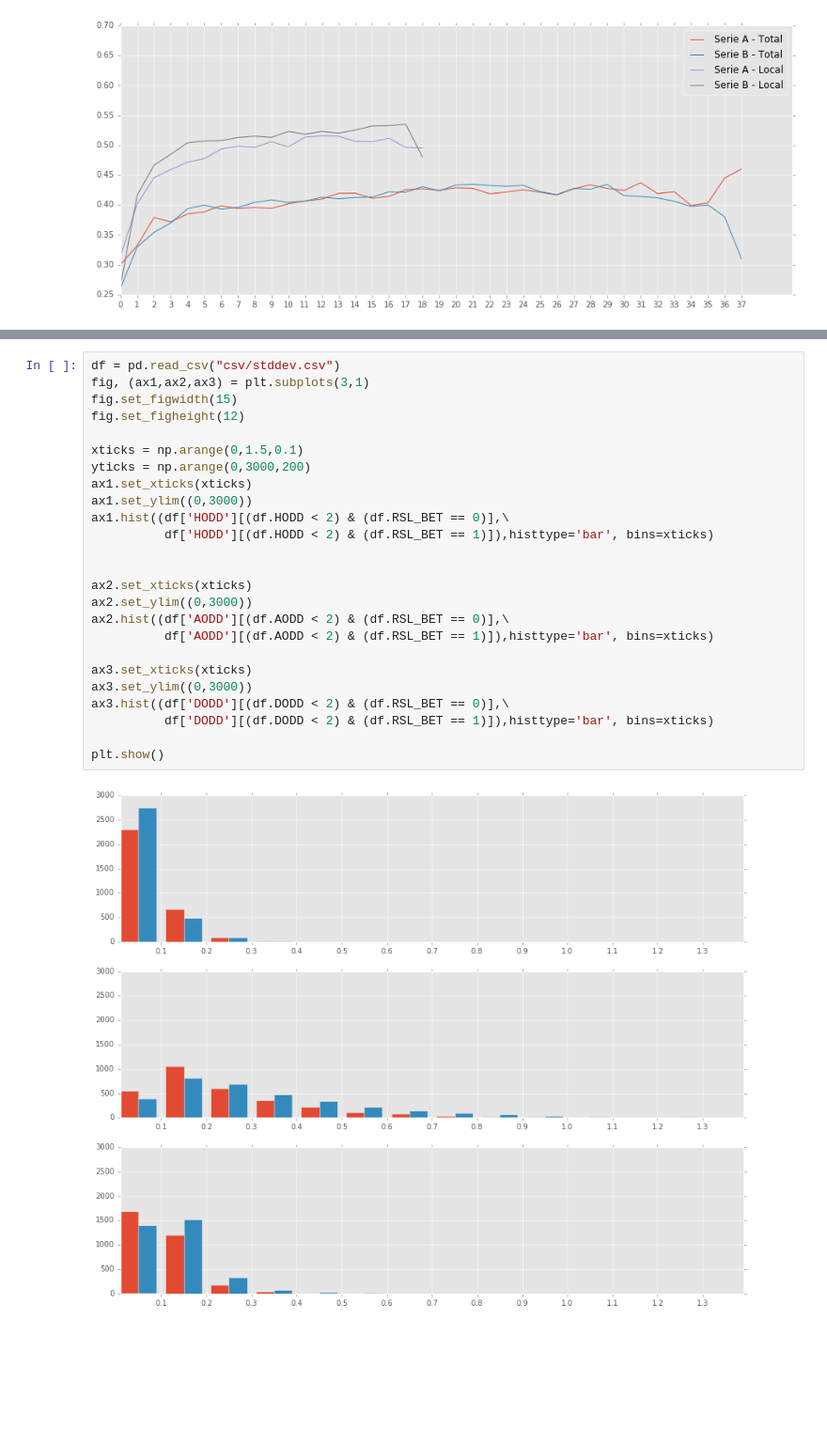
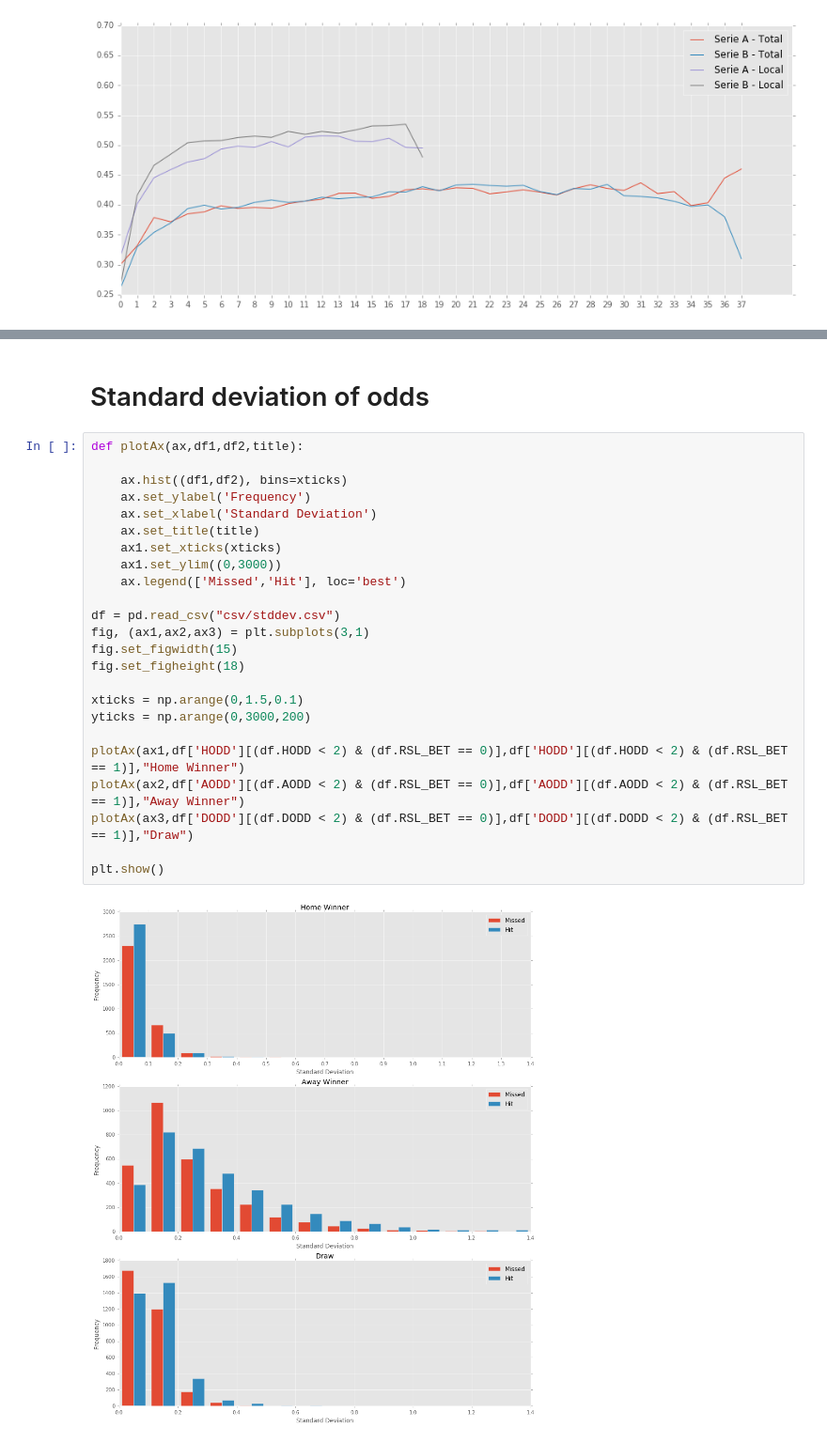
Before and after one commit to igormago/imsoccer, a Jupyter notebook: Match Result.ipynb, the cells around one changed output, grey strips where cells are left out. Shown at 94% size. Cells and saved outputs as stored; diff of their text form; blank space fills up the shorter version.

```diff
--- a/Match Result.ipynb
+++ b/Match Result.ipynb
@@ -414,27 +399,28 @@ LMN
+# %% [markdown]
+# Standard deviation of odds
 # %%
+def plotAx(ax,df1,df2,title):
+
+    ax.hist((df1,df2), bins=xticks)
+    ax.set_ylabel('Frequency')
+    ax.set_xlabel('Standard Deviation')
+    ax.set_title(title)
+    ax1.set_xticks(xticks)
+    ax1.set_ylim((0,3000))
+    ax.legend(['Missed','Hit'], loc='best')
+
 df = pd.read_csv("csv/stddev.csv")
 fig, (ax1,ax2,ax3) = plt.subplots(3,1)
 fig.set_figwidth(15)
-fig.set_figheight(12)
+fig.set_figheight(18)
 
 xticks = np.arange(0,1.5,0.1)
 yticks = np.arange(0,3000,200)
-ax1.set_xticks(xticks)
-ax1.set_ylim((0,3000))
-ax1.hist((df['HODD'][(df.HODD < 2) & (df.RSL_BET == 0)],\
-          df['HODD'][(df.HODD < 2) & (df.RSL_BET == 1)]),histtype='bar', bins=xticks)
 
-
-ax2.set_xticks(xticks)
-ax2.set_ylim((0,3000))
-ax2.hist((df['AODD'][(df.AODD < 2) & (df.RSL_BET == 0)],\
-          df['AODD'][(df.AODD < 2) & (df.RSL_BET == 1)]),histtype='bar', bins=xticks)
-
-ax3.set_xticks(xticks)
-ax3.set_ylim((0,3000))
-ax3.hist((df['DODD'][(df.DODD < 2) & (df.RSL_BET == 0)],\
-          df['DODD'][(df.DODD < 2) & (df.RSL_BET == 1)]),histtype='bar', bins=xticks)
+plotAx(ax1,df['HODD'][(df.HODD < 2) & (df.RSL_BET == 0)],df['HODD'][(df.HODD < 2) & (df.RSL_BET == 1)],"Home Winner")
+plotAx(ax2,df['AODD'][(df.AODD < 2) & (df.RSL_BET == 0)],df['AODD'][(df.AODD < 2) & (df.RSL_BET == 1)],"Away Winner")
+plotAx(ax3,df['DODD'][(df.DODD < 2) & (df.RSL_BET == 0)],df['DODD'][(df.DODD < 2) & (df.RSL_BET == 1)],"Draw")
 
 plt.show()
 # %% [output]
-[figure, old version]
+[figure, new version]
```
Also changed, not shown: parts of 6 cells of this notebook, 1 other file.
